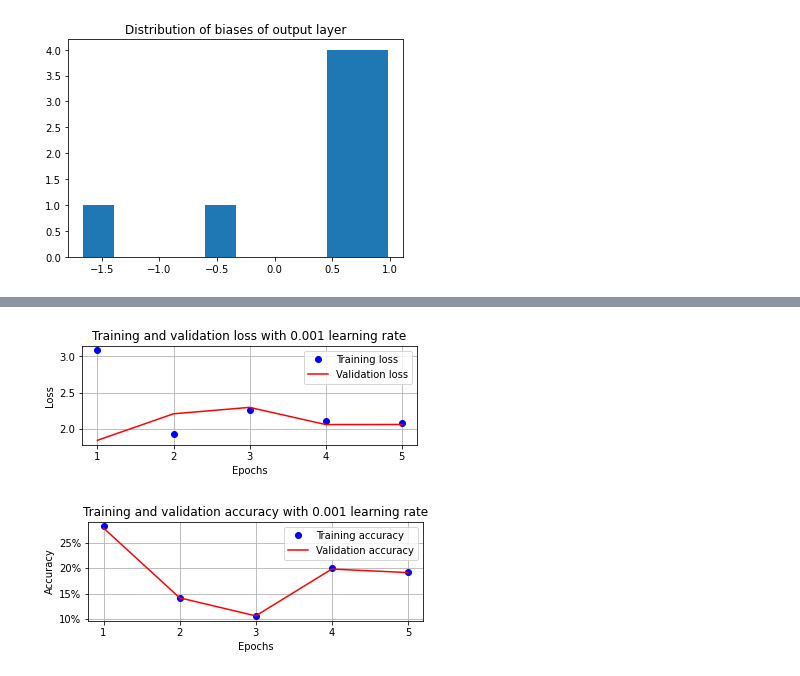
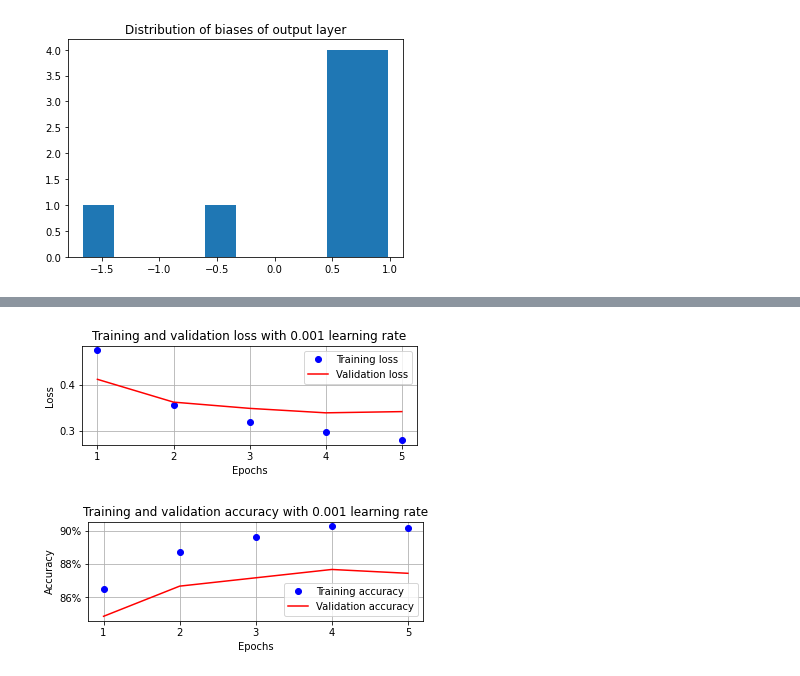
Before and after one commit to ishandutta0098/impact-of-learning-rate-in-nn, a Jupyter notebook: notebook/learning-rate-variations.ipynb, the cells around one changed output, grey strips where cells are left out. Cells and saved outputs as stored; diff of their text form; code cells hidden in the pictures.

```diff
--- a/notebook/learning-rate-variations.ipynb
+++ b/notebook/learning-rate-variations.ipynb
@@ -25,7 +25,7 @@ class config:
     DATA_DIRECTORY = 'D:/Blog Code/impact-of-learning-rate-in-nn/input/'
     MODEL_DIRECTORY = 'D:/Blog Code/impact-of-learning-rate-in-nn/models'
     MODEL_HIGH_LR_PATH = os.path.join(MODEL_DIRECTORY, 'model_high_lr.pth')
-    MODEL_MED_LR_PATH = os.path.join(MODEL_DIRECTORY, 'model_mid_lr.pth')
+    MODEL_MID_LR_PATH = os.path.join(MODEL_DIRECTORY, 'model_mid_lr.pth')
     MODEL_LOW_LR_PATH = os.path.join(MODEL_DIRECTORY, 'model_low_lr.pth')
 
     DATA_DOWNLOAD = False
@@ -190,6 +196,10 @@ def get_loss_plot(lr, train_losses, val_losses, train_accuracies, val_accuracies
 
     Args:
         lr (float): Learning Rate on which the model was trained
+        train_losses (list): List of training losses
+        val_losses (list): List of validation losses
+        train_accuracies (list): List of training accuracies
+        val_accuracies (list): List of validation accuracies
     """
     epochs = np.arange(config.NUM_EPOCHS)+1
 
@@ -239,6 +259,19 @@ def get_hist_plot(path):
 # Engine
 # %%
 def run(lr, path):
+    """
+    Function to run the model training
+
+    Args:
+        lr : Learning Rate for the optimizer
+        path (str): Path of the model
+
+    Returns:
+        train_losses (list): List of training losses
+        val_losses (list): List of validation losses
+        train_accuracies (list): List of training accuracies
+        val_accuracies (list): List of validation accuracies
+    """
 
     # Load Dataloaders
     train_dl, val_dl = get_data()
@@ -343,0 +373,5 @@ Epoch Train Loss: 0.27773971244990825
+# %%
+train_losses, val_losses, train_accuracies, val_accuracies = run(
+                                                                config.MEDIUM_LEARNING_RATE,
+                                                                config.MODEL_MID_LR_PATH
+                                                            )
@@ -344,6 +393,12 @@ Epoch Train Loss: 0.27773971244990825
 # %%
-get_loss_plot(config.MEDIUM_LEARNING_RATE)
+get_loss_plot(
+    config.MEDIUM_LEARNING_RATE,
+    train_losses,
+    val_losses,
+    train_accuracies,
+    val_accuracies
+    )
 # %% [output]
-[figure, old version]
+[figure, new version]
-[figure, old version]
+[figure, new version]
 # %%
```
Also changed, not shown: parts of 26 cells of this notebook, 2 other files.
